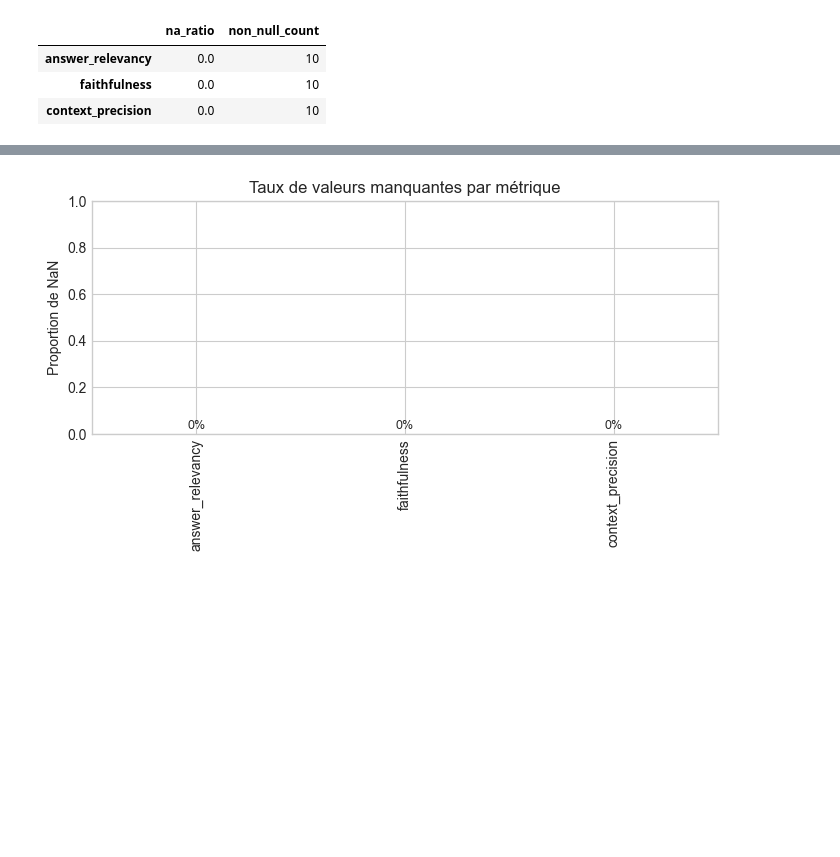
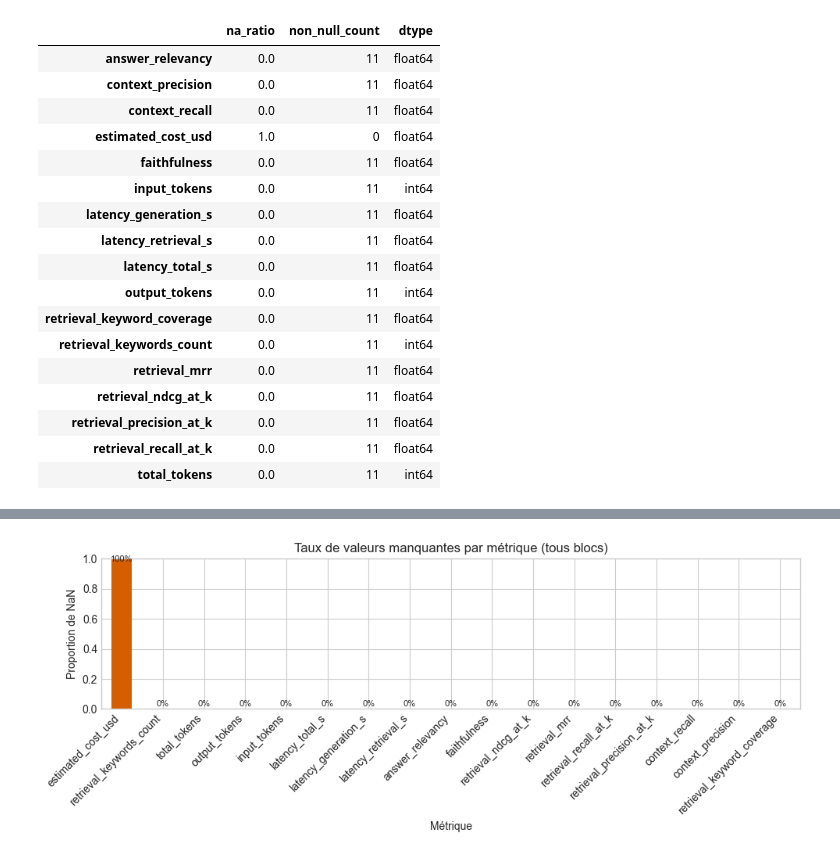
Before and after one commit to stephmnt/eval_RAGAS, a Jupyter notebook: notes_perso.ipynb, the cells around one changed output, grey strips where cells are left out. Drawn from its saved outputs; the diff is of its cells as text; code cells hidden in the pictures; blank space fills up the shorter version.

```diff
--- a/notes_perso.ipynb
+++ b/notes_perso.ipynb
@@ -47,19 +92,40 @@ Métriques disponibles: ['answer_relevancy', 'faithfulness', 'context_precision'
 # %%
-# 1) Diagnostic qualité: valeurs manquantes + stats descriptives
-na_ratio = df[metrics].isna().mean().sort_values(ascending=False)
-display(pd.DataFrame({'na_ratio': na_ratio, 'non_null_count': df[metrics].notna().sum()}))
-display(df[metrics].describe().T)
+# 1) Diagnostic qualité global: valeurs manquantes + stats descriptives
+na_ratio = df[all_metrics].isna().mean().sort_values(ascending=False)
+diag = pd.DataFrame({
+    'na_ratio': na_ratio,
+    'non_null_count': df[all_metrics].notna().sum(),
+    'dtype': df[all_metrics].dtypes.astype(str),
+})
+display(diag)
+display(df[all_metrics].describe().T)
 
-ax = na_ratio.plot(kind='bar', color='#D55E00', figsize=(7, 4), ylim=(0, 1))
-ax.set_title("Taux de valeurs manquantes par métrique")
-ax.set_ylabel("Proportion de NaN")
+ax = na_ratio.plot(kind='bar', color='#D55E00', figsize=(10, 4), ylim=(0, 1))
+ax.set_title('Taux de valeurs manquantes par métrique (tous blocs)')
+ax.set_ylabel('Proportion de NaN')
+ax.set_xlabel('Métrique')
 for i, v in enumerate(na_ratio.values):
-    ax.text(i, v + 0.02, f"{v:.0%}", ha='center', fontsize=9)
+    ax.text(i, min(v + 0.02, 0.98), f"{v:.0%}", ha='center', fontsize=8)
+plt.xticks(rotation=45, ha='right')
 plt.tight_layout()
 plt.show()
 # %% [output]
-|  | na_ratio | non_null_count |
-| answer_relevancy | 0.0 | 10 |
-| faithfulness | 0.0 | 10 |
-| context_precision | 0.0 | 10 |
+|  | na_ratio | non_null_count | dtype |
+| answer_relevancy | 0.0 | 11 | float64 |
+| context_precision | 0.0 | 11 | float64 |
+| context_recall | 0.0 | 11 | float64 |
+| estimated_cost_usd | 1.0 | 0 | float64 |
+| faithfulness | 0.0 | 11 | float64 |
+| input_tokens | 0.0 | 11 | int64 |
+| latency_generation_s | 0.0 | 11 | float64 |
+| latency_retrieval_s | 0.0 | 11 | float64 |
+| latency_total_s | 0.0 | 11 | float64 |
+| output_tokens | 0.0 | 11 | int64 |
+| retrieval_keyword_coverage | 0.0 | 11 | float64 |
+| retrieval_keywords_count | 0.0 | 11 | int64 |
+| retrieval_mrr | 0.0 | 11 | float64 |
+| retrieval_ndcg_at_k | 0.0 | 11 | float64 |
+| retrieval_precision_at_k | 0.0 | 11 | float64 |
+| retrieval_recall_at_k | 0.0 | 11 | float64 |
+| total_tokens | 0.0 | 11 | int64 |
 |  | count | mean | std | min | 25% | 50% | 75% | max |
@@ -69 +149 @@ plt.show()
-[figure, old version]
+[figure, new version]
```
Also changed, not shown: parts of 14 cells of this notebook, 1 other file.
